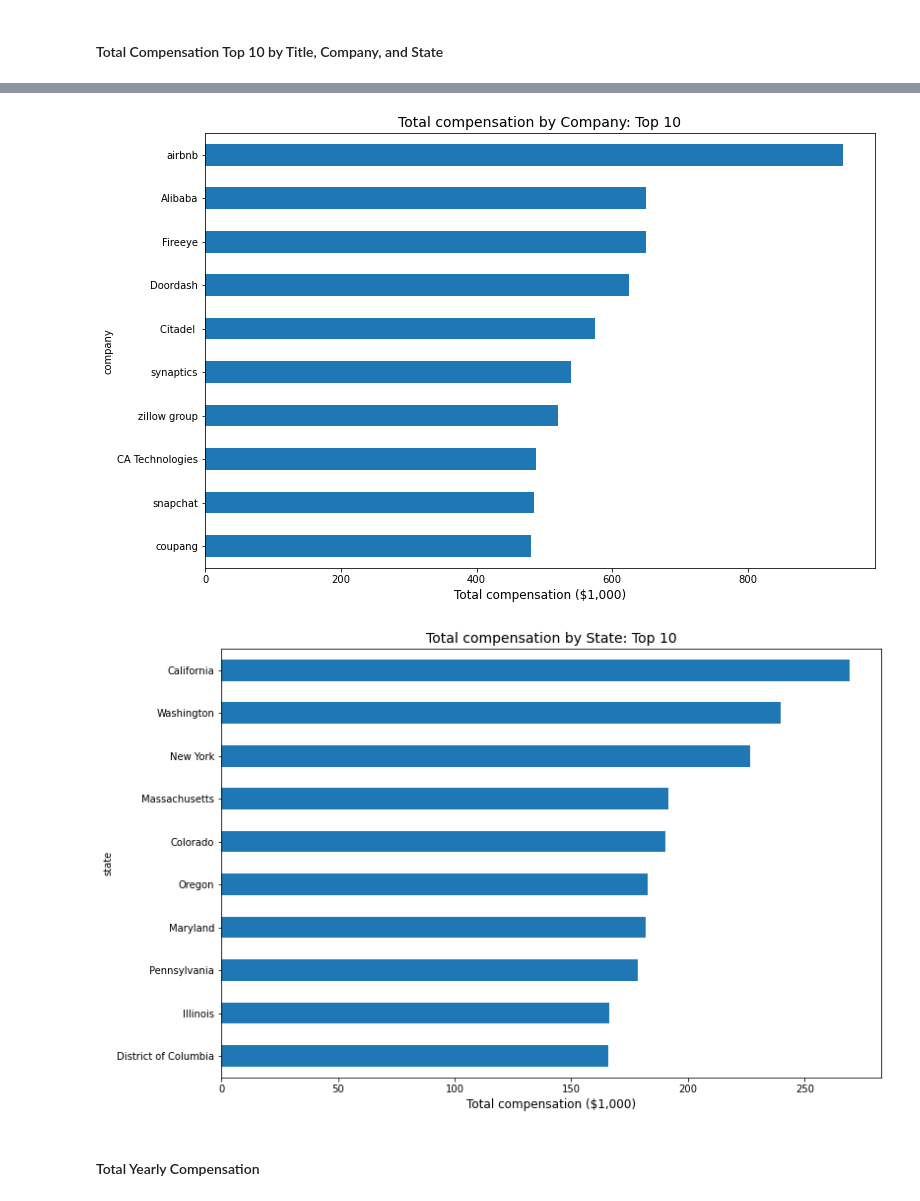
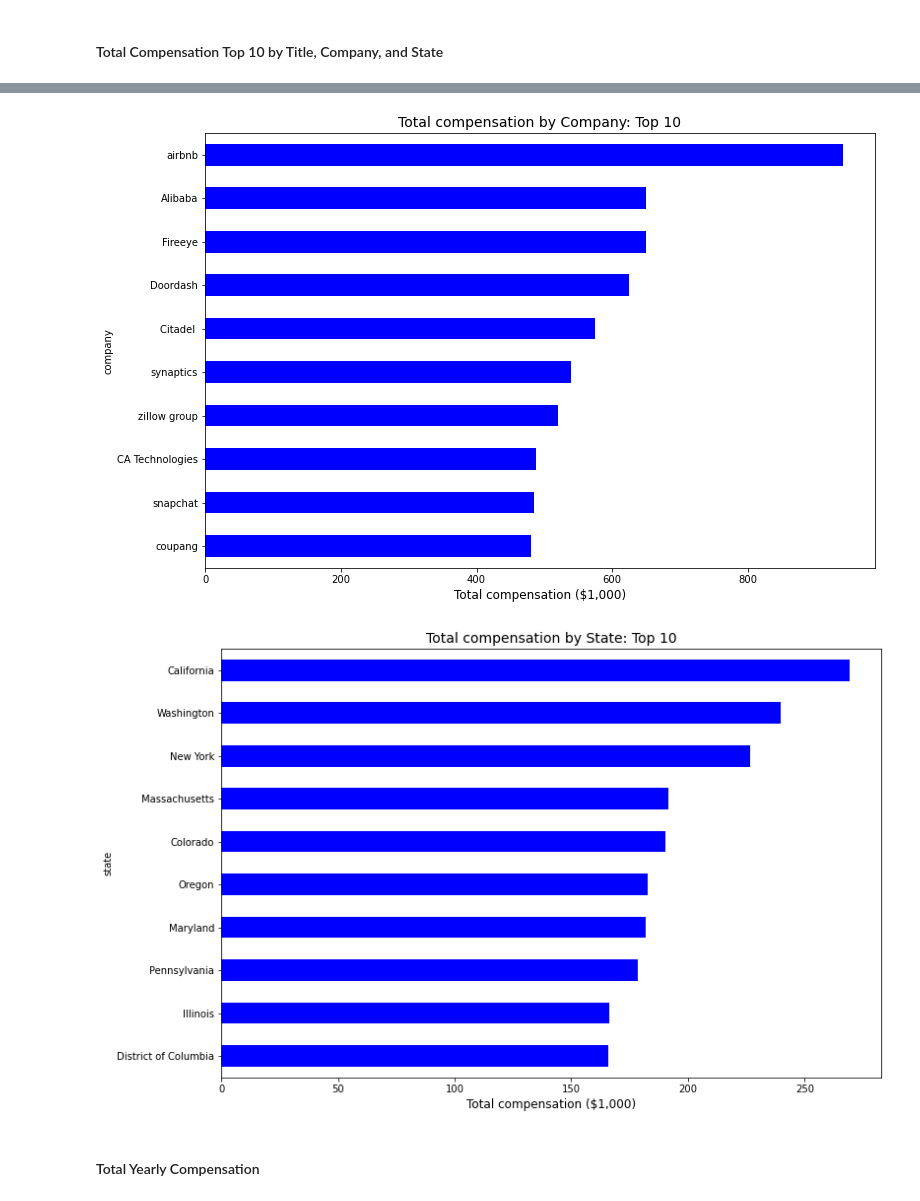
Before and after one commit to mh0805/Group-Project, a Jupyter notebook: Code/EDA_TEAM.ipynb, the cells around one changed output, grey strips where cells are left out. Drawn from its saved outputs; the diff is of its cells as text; code cells hidden in the pictures.

```diff
--- a/Code/EDA_TEAM.ipynb
+++ b/Code/EDA_TEAM.ipynb
@@ -203,27 +203,27 @@ plt.savefig('../Images/total_compensation_by_title.png');
 # %%
 # Total Compensation by Company
 plt.figure(figsize=(12,8))
-df.groupby(['company'])['totalyearlycompensation'].mean().sort_values().tail(10).plot(kind='barh')
+df.groupby(['company'])['totalyearlycompensation'].mean().sort_values().tail(10).plot(kind='barh', color='blue')
 plt.title('Total compensation by Company: Top 10', fontsize=14)
 plt.xlabel('Total compensation ($1,000)', fontsize=12)
 plt.tight_layout
 
 # Exporting Figure
-plt.savefig('../Images/total_compensation_by_company.png');
+plt.savefig('../Images/total_compensation_by_company_bar.png');
 # %% [output]
-[figure, old version]
+[figure, new version]
 # %%
 # Total Compensation by State
 plt.figure(figsize=(12,8))
-df.groupby(['state'])['totalyearlycompensation'].mean().sort_values().tail(10).plot(kind='barh')
+df.groupby(['state'])['totalyearlycompensation'].mean().sort_values().tail(10).plot(kind='barh', color='blue')
 plt.title('Total compensation by State: Top 10', fontsize=14)
 plt.xlabel('Total compensation ($1,000)', fontsize=12)
 plt.tight_layout
 
 # Exporting Figure
-plt.savefig('../Images/total_compensation_by_company.png');
+plt.savefig('../Images/total_compensation_by_state.png');
 # %% [output]
-[figure, old version]
+[figure, new version]
 # %% [markdown]
 #### Total Yearly Compensation
 # %%
```
Also changed, not shown: parts of 8 cells of this notebook, 6 other files.
